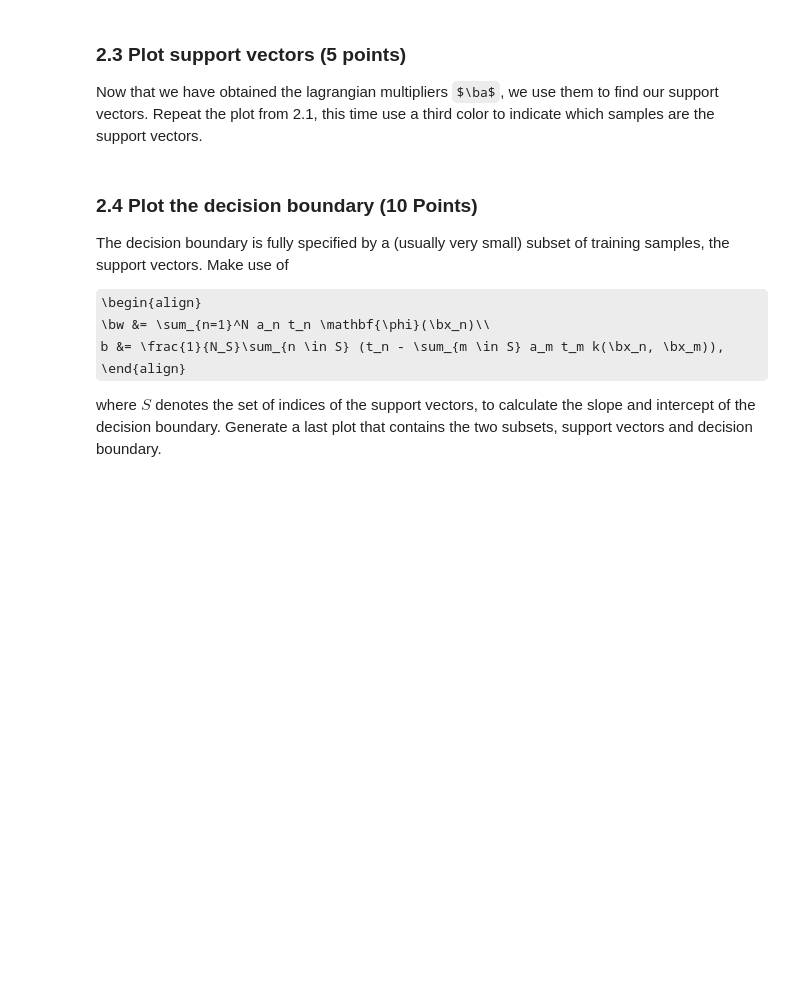
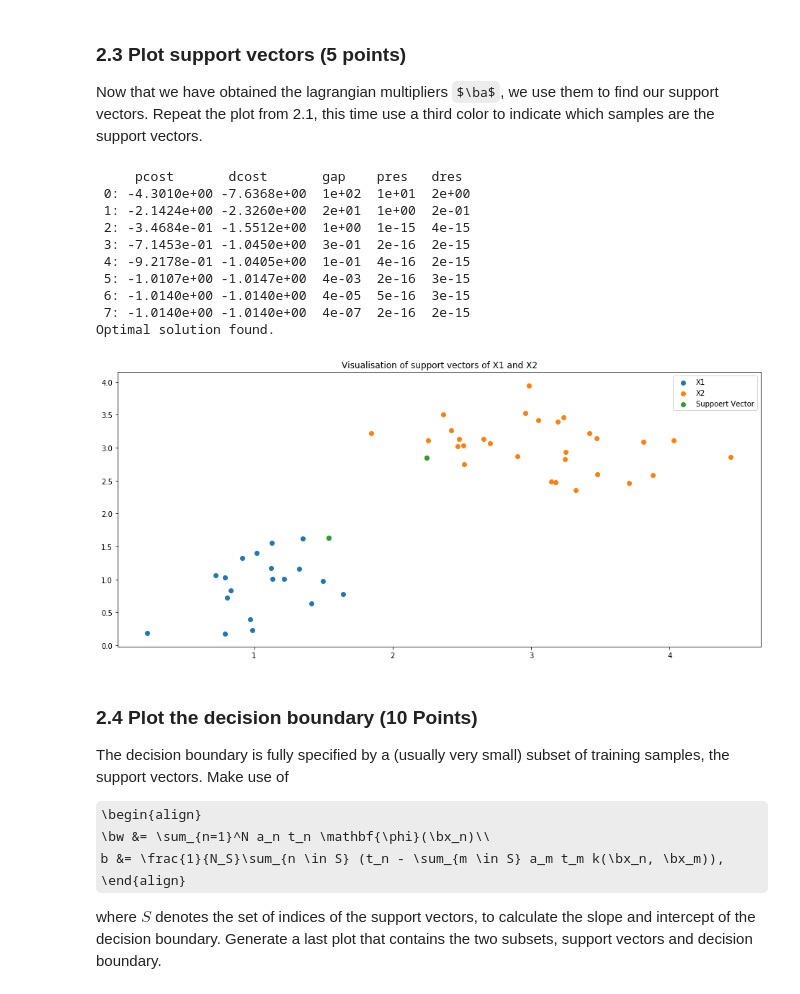
Before and after one commit to jamie0725/Machine-Learning-1, a Jupyter notebook: 12046477_12161381_lab3.ipynb, the cells around one changed output. Cells and saved outputs as stored; diff of their text form; code cells hidden in the pictures; some formulas as TeX source; blank space fills up the shorter version.

```diff
--- a/12046477_12161381_lab3.ipynb
+++ b/12046477_12161381_lab3.ipynb
@@ -477,14 +488,13 @@ import cvxopt
 def compute_multipliers(X, t):
     # YOUR CODE HERE
     K = computeK(X)
-    t = t[:,None]
+    t = np.reshape(t, (-1, 1))
     K = t @ t.T * K
     q = cvxopt.matrix(-1.0 * np.ones(t.shape[0]))
     A = cvxopt.matrix(t.T)
     b = cvxopt.matrix(np.zeros(1))
     h = cvxopt.matrix(np.zeros(t.shape[0]))
     G = cvxopt.matrix(-1.0 * np.diag(np.ones(t.shape[0])))
-
     P = cvxopt.matrix(K)
     sol = cvxopt.solvers.qp(P, q, G, h, A, b)
     a = np.array(sol['x'])
@@ -505,18 +524,28 @@ Now that we have obtained the lagrangian multipliers $\ba$, we use them to find
 # %%
 # YOUR CODE HERE
 X, t = create_X_and_t(X1, X2)
 a = compute_multipliers(X, t)
-SV_index = (a > 1e-4).squeeze()
+SV_index = (a > 1e-2).squeeze()
 SV = X[SV_index]
-plt.figure(figsize=(15, 7))
-plt.scatter(X1[:,0], X1[:,1], label="X1")
-plt.scatter(X2[:,0], X2[:,1], label="X2")
-plt.scatter(SV[:,0], SV[:,1], label="Suppoert Vector")
-plt.xlabel('x')
-plt.ylabel('y')
+plt.figure(figsize = (16, 7))
+plt.scatter(X1[:, 0], X1[:, 1], label = "X1")
+plt.scatter(X2[:, 0], X2[:, 1], label = "X2")
+plt.scatter(SV[:, 0], SV[:, 1], label = "Suppoert Vector")
 plt.title("Visualisation of support vectors of X1 and X2")
 plt.legend()
 plt.show()
+# %% [output]
+     pcost       dcost       gap    pres   dres
+ 0: -4.3010e+00 -7.6368e+00  1e+02  1e+01  2e+00
+ 1: -2.1424e+00 -2.3260e+00  2e+01  1e+00  2e-01
+ 2: -3.4684e-01 -1.5512e+00  1e+00  1e-15  4e-15
+ 3: -7.1453e-01 -1.0450e+00  3e-01  2e-16  2e-15
+ 4: -9.2178e-01 -1.0405e+00  1e-01  4e-16  2e-15
+ 5: -1.0107e+00 -1.0147e+00  4e-03  2e-16  3e-15
+ 6: -1.0140e+00 -1.0140e+00  4e-05  5e-16  3e-15
+ 7: -1.0140e+00 -1.0140e+00  4e-07  2e-16  2e-15
+Optimal solution found.
+[figure, added]
 # %% [markdown]
 ### 2.4 Plot the decision boundary (10 Points)
 The decision boundary is fully specified by a (usually very small) subset of training samples, the support vectors. Make use of
```
Also changed, not shown: parts of 14 cells of this notebook.
